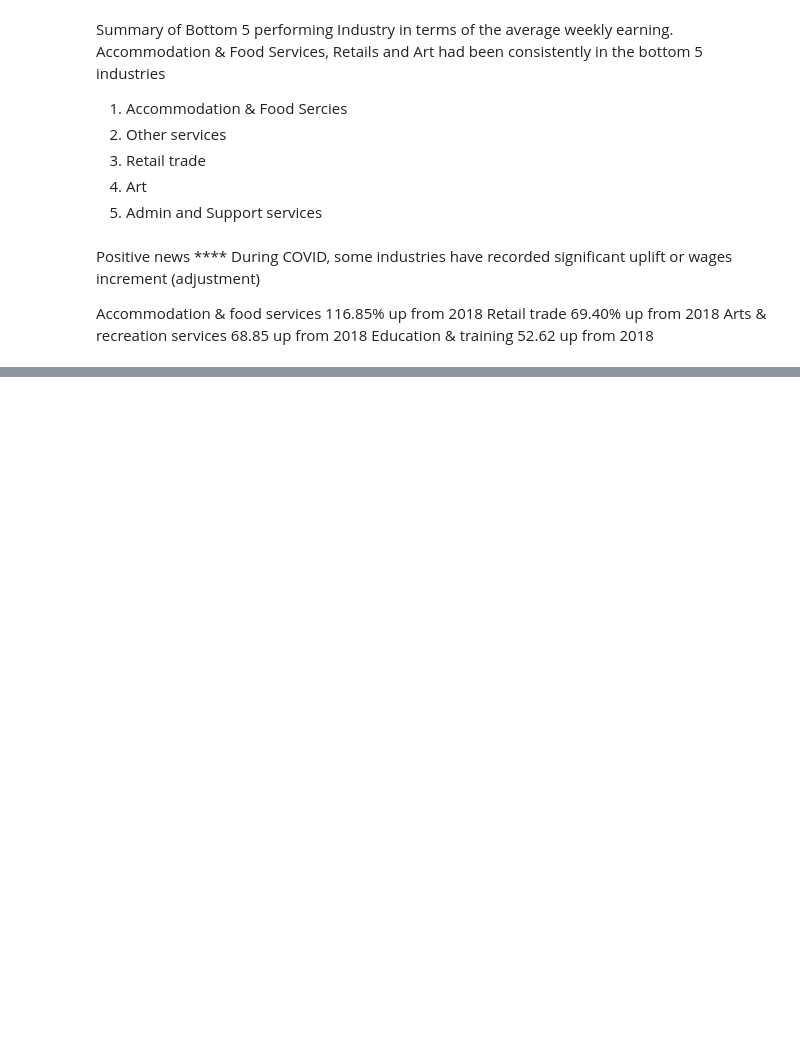
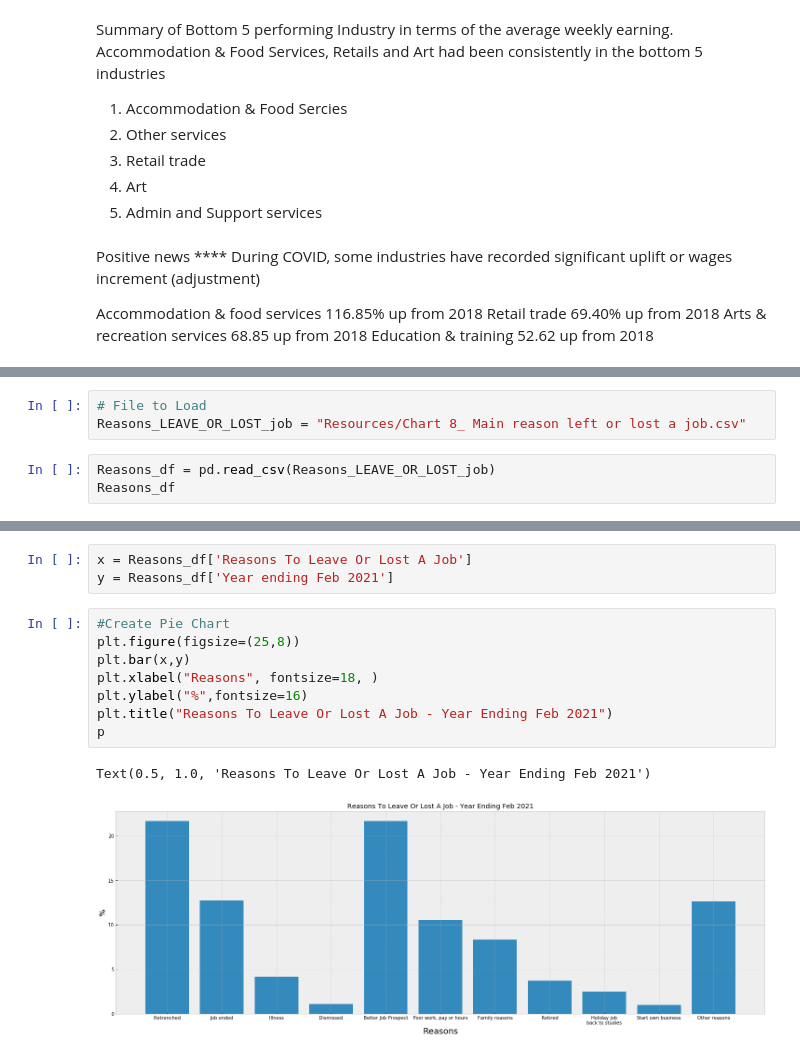
Before and after one commit to CarmenK2/GroupProject1, a Jupyter notebook: Project1_CS_updated.ipynb, the cells around one changed output, grey strips where cells are left out. Cells and saved outputs as stored; diff of their text form; blank space fills up the shorter version.

Commit message:
updating chart

```diff
--- a/Project1_CS_updated.ipynb
+++ b/Project1_CS_updated.ipynb
@@ -846,0 +851,6 @@ SyntaxError: invalid syntax (Temp/ipykernel_15520/4039178009.py, line 2)
+# %%
+# File to Load
+Reasons_LEAVE_OR_LOST_job = "Resources/Chart 8_ Main reason left or lost a job.csv"
+# %%
+Reasons_df = pd.read_csv(Reasons_LEAVE_OR_LOST_job)
+Reasons_df
@@ -846,0 +870,14 @@ SyntaxError: invalid syntax (Temp/ipykernel_15520/4039178009.py, line 2)
+# %%
+x = Reasons_df['Reasons To Leave Or Lost A Job']
+y = Reasons_df['Year ending Feb 2021']
+# %%
+#Create Pie Chart
+plt.figure(figsize=(25,8))
+plt.bar(x,y)
+plt.xlabel("Reasons", fontsize=18, )
+plt.ylabel("%",fontsize=16)
+plt.title("Reasons To Leave Or Lost A Job - Year Ending Feb 2021")
+p
+# %% [output]
+Text(0.5, 1.0, 'Reasons To Leave Or Lost A Job - Year Ending Feb 2021')
+[figure, added]
```
Also changed, not shown: parts of 5 cells of this notebook, 1 other file.
